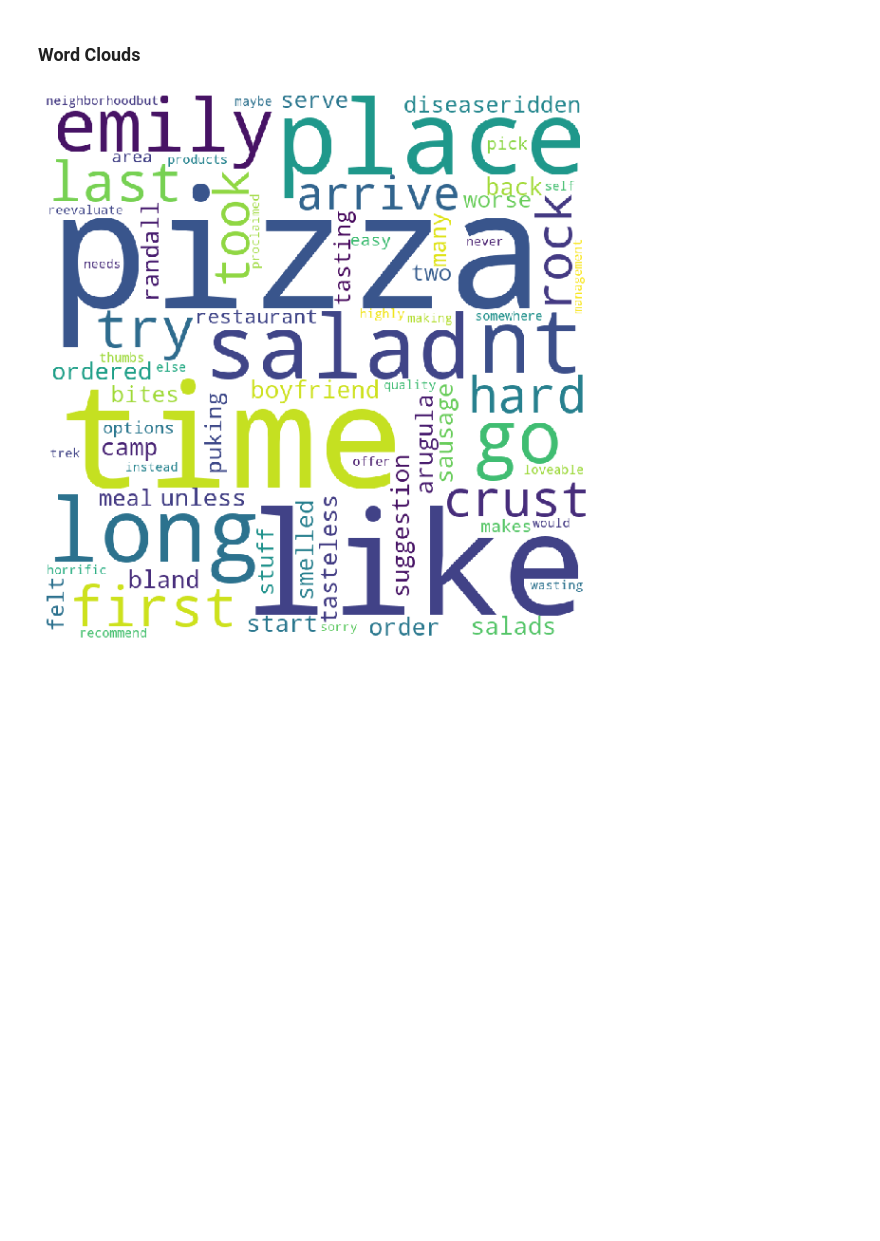
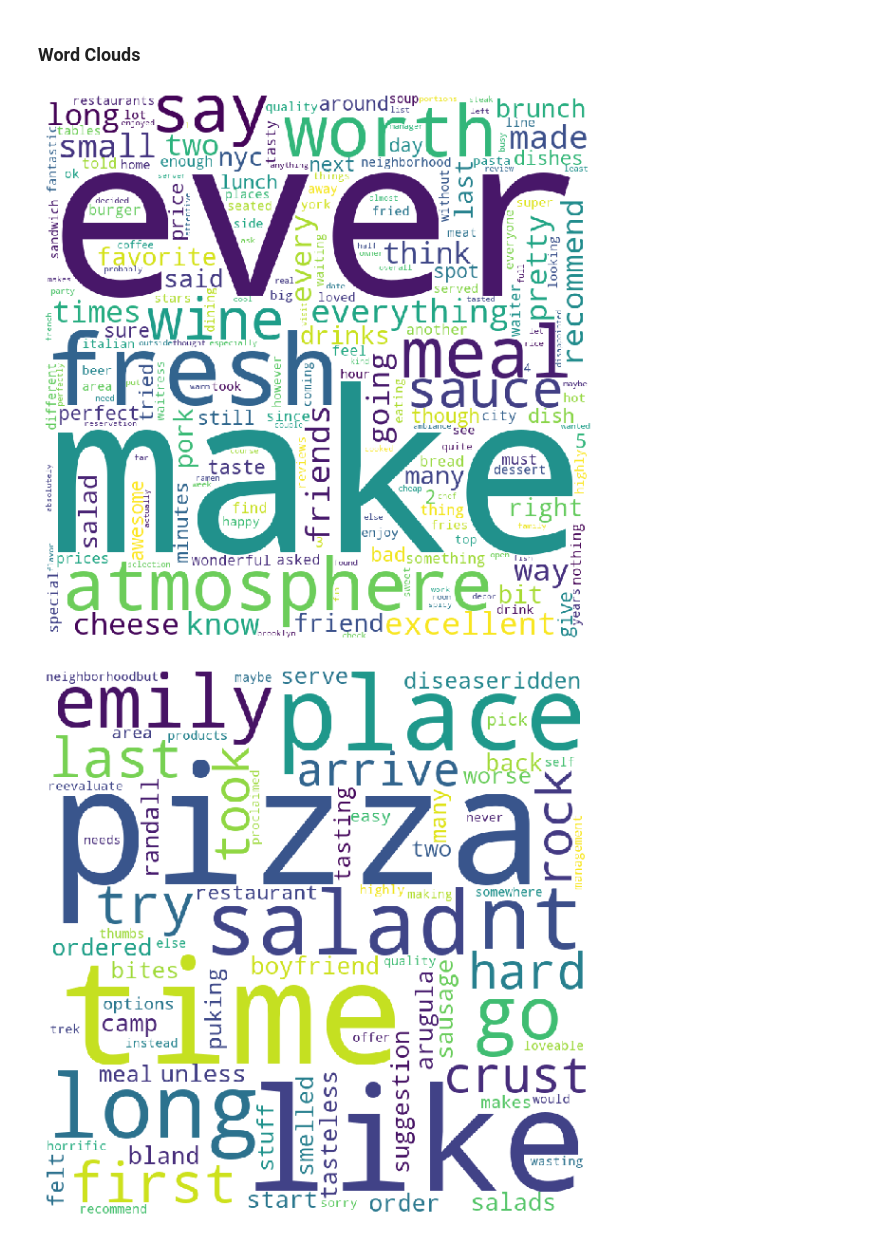
Before and after one commit to ameliachu/fake-review-detection-project, a Jupyter notebook: notebooks/gh1408/1003ProjectGH_Exploration.ipynb, the cells around one changed output. Drawn from its saved outputs; the diff is of its cells as text; code cells hidden in the pictures; blank space fills up the shorter version.

```diff
--- a/notebooks/gh1408/1003ProjectGH_Exploration.ipynb
+++ b/notebooks/gh1408/1003ProjectGH_Exploration.ipynb
@@ -200,3 +164,39 @@ Counter({'pizza': 10,
+# %%
+import itertools
+fake_words2= list(itertools.chain(*fake['filtered_tokens']))
+real_words2=list(itertools.chain(*real['filtered_tokens']))
+# %%
+def bow2(words):
+    bow=[]
+    word_counter=Counter()
+    for item in words:
+        word_counter[item]+=1
+    return word_counter
+# %%
+from collections import Counter
+
+c = list((Counter(fake_words2) & Counter(real_words2)).elements())
+commons=bow2(c)
+common_stop=[i[0] for i in commons.most_common(50)]
+# %%
+new_fake_words=[i for i in fake_words2 if i not in common_stop]
+fake_freq_w2=bow2(new_fake_words)
+# %%
+#fake reviews WITHOUT common words
+stopword = set(common_stop)
+
+wcloud = WC(width = 800, height = 800,
+                background_color ='white',
+                stopwords = stopword,
+                min_font_size =5).generate_from_frequencies(fake_freq_w2)
+
+#plot the WordCloud image
+plot.figure(figsize = (8, 8), facecolor = None)
+plot.imshow(wcloud)
+plot.axis("off")
+plot.tight_layout(pad = 0)
+# %% [output]
+[figure, added]
 # %%
 #fake reviews
 stopwords = set(STOPWORDS)
```
Also changed, not shown: parts of 16 cells of this notebook.
